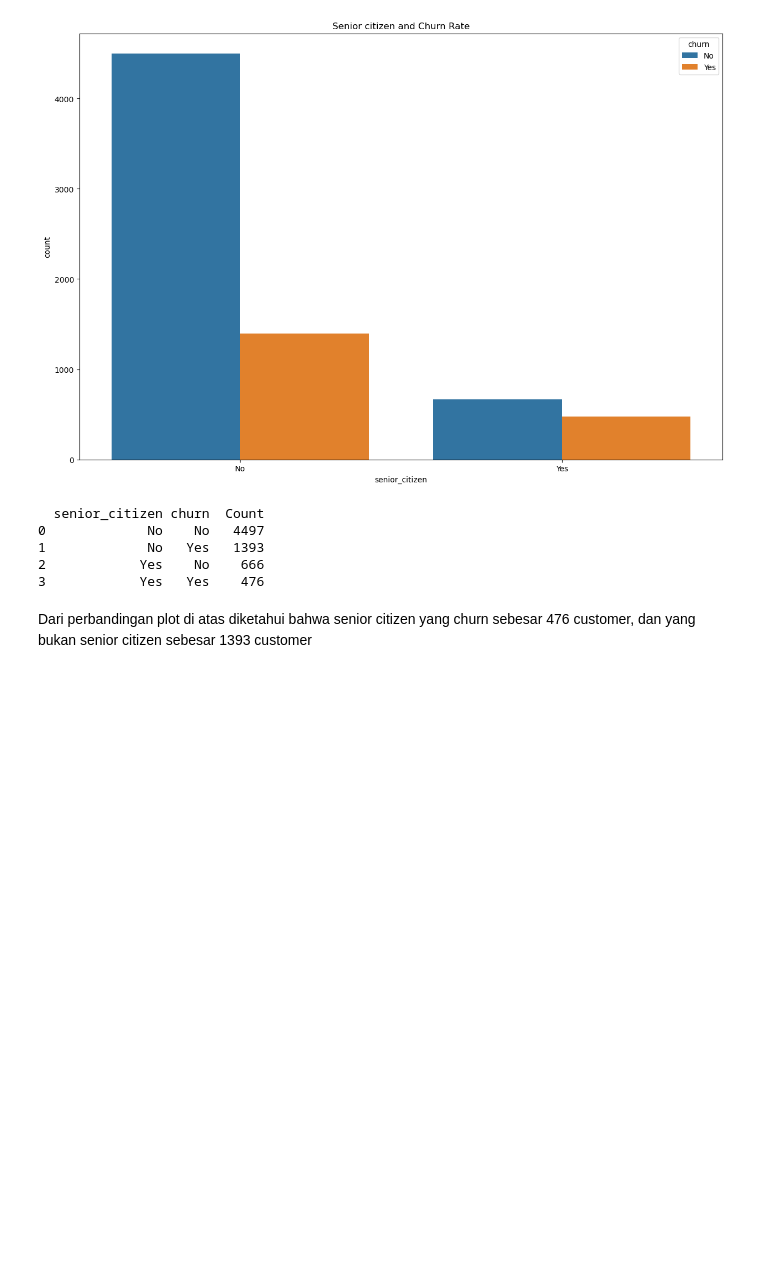
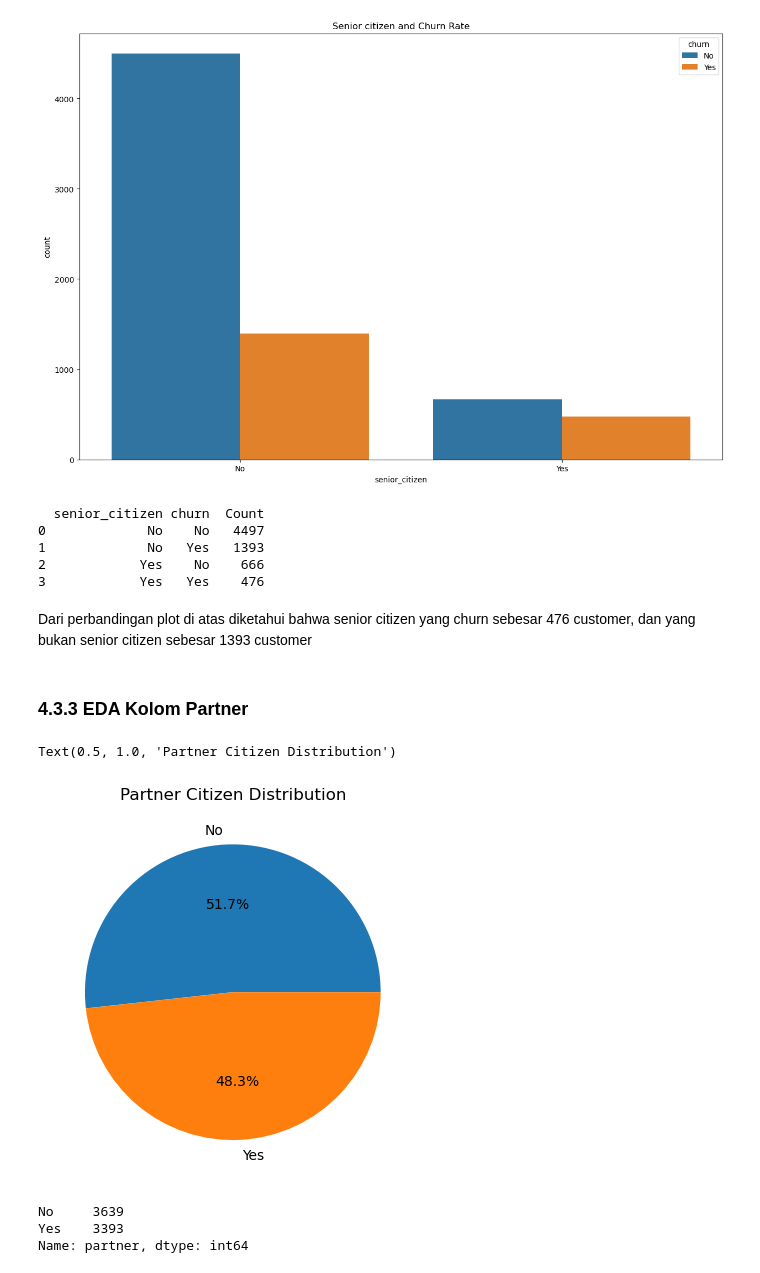
Before and after one commit to FTDS-assignment-bay/p2-final-project-ftds-001-sby-group-001, a Jupyter notebook: data_analyst.ipynb, the cells around one changed output. Drawn from its saved outputs; the diff is of its cells as text; code cells hidden in the pictures; blank space fills up the shorter version.

```diff
--- a/data_analyst.ipynb
+++ b/data_analyst.ipynb
@@ -352,3 +369,18 @@ print(value_counts)
 3            Yes   Yes    476
 # %% [markdown]
 Dari perbandingan plot di atas diketahui bahwa senior citizen yang churn sebesar 476 customer, dan yang bukan senior citizen sebesar 1393 customer
+# %% [markdown]
+### 4.3.3 EDA Kolom Partner
+# %%
+plt.pie(x = df['partner'].value_counts(), labels = df['partner'].value_counts().index, autopct = '%1.1f%%' , startangle = 360)
+plt.title("Partner Citizen Distribution")
+# %% [output]
+Text(0.5, 1.0, 'Partner Citizen Distribution')
+[figure, added]
+# %%
+partner_counts = df['partner'].value_counts()
+print(partner_counts)
+# %% [output]
+No     3639
+Yes    3393
+Name: partner, dtype: int64
```
Also changed, not shown: parts of 78 cells of this notebook.
